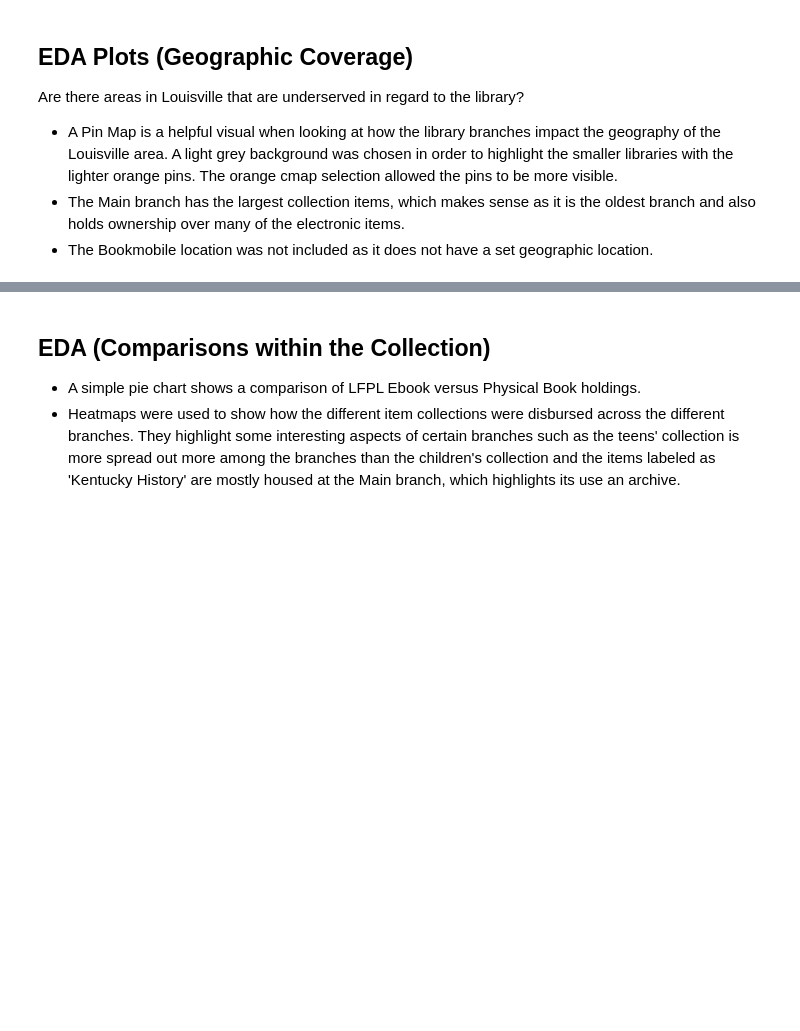
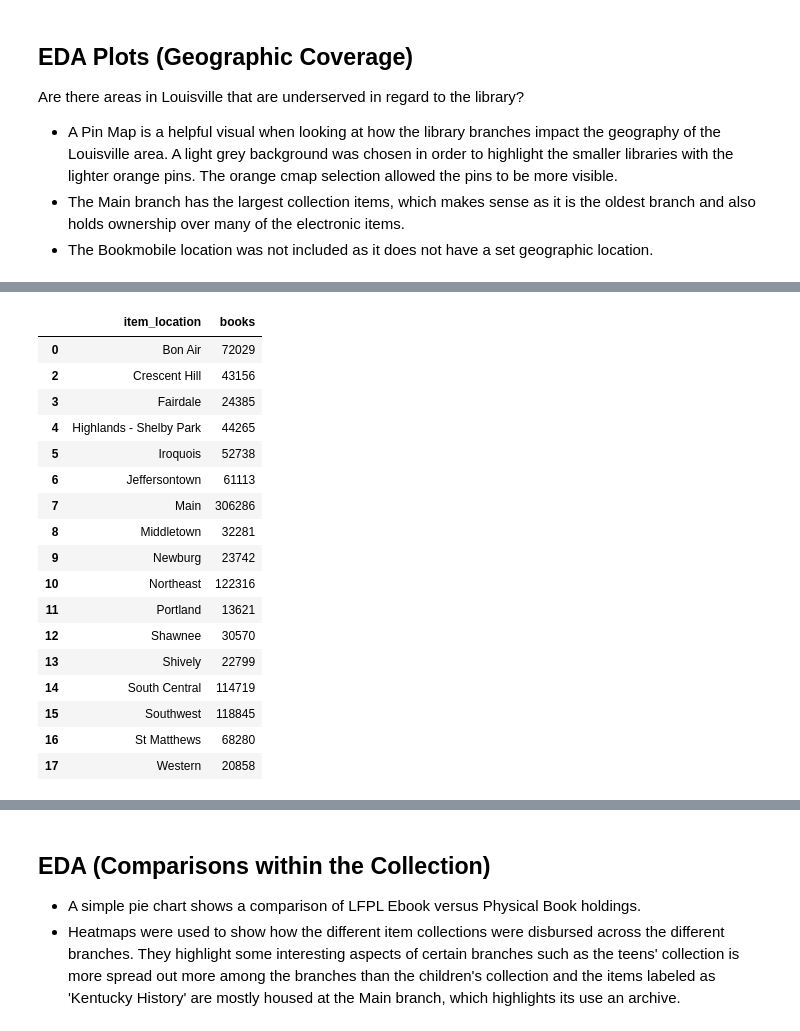
Before and after one commit to btl930/louisville_library_inventory_analysis, a Jupyter notebook: notebook/louisville_library_inventory_analysis.ipynb, the cells around one changed output, grey strips where cells are left out. Drawn from its saved outputs; the diff is of its cells as text; code cells hidden in the pictures; blank space fills up the shorter version.

```diff
--- a/notebook/louisville_library_inventory_analysis.ipynb
+++ b/notebook/louisville_library_inventory_analysis.ipynb
@@ -495,0 +407,8 @@ louisville_zips = louisville_zips.to_crs(gdf_libraries.crs)
+# %%
+libraries = gpd.read_file("../data/Raw/Louisville_KY_Free_Public_Libraries/Louisville_KY_Free_Public_Libraries.shp")
+inventory = pd.read_csv('../data/Clean/clean_lfpl_inventory.csv')
+zipcodes = gpd.read_file("../data/Raw/Jefferson_County_KY_ZIP_Codes/Jefferson_County_KY_ZIP_Codes.shp")
+# %%
+book_itemtype = inventory[inventory['item_type'] == 'Book']
+book_count = book_itemtype.groupby('item_location').size().reset_index(name='books')
+book_count
@@ -495,0 +433,22 @@ louisville_zips = louisville_zips.to_crs(gdf_libraries.crs)
+# %%
+book_count = book_count[book_count["item_location"] != "Bookmobile"]
+book_count
+# %% [output]
+|  | item_location | books |
+| 0 | Bon Air | 72029 |
+| 2 | Crescent Hill | 43156 |
+| 3 | Fairdale | 24385 |
+| 4 | Highlands - Shelby Park | 44265 |
+| 5 | Iroquois | 52738 |
+| 6 | Jeffersontown | 61113 |
+| 7 | Main | 306286 |
+| 8 | Middletown | 32281 |
+| 9 | Newburg | 23742 |
+| 10 | Northeast | 122316 |
+| 11 | Portland | 13621 |
+| 12 | Shawnee | 30570 |
+| 13 | Shively | 22799 |
+| 14 | South Central | 114719 |
+| 15 | Southwest | 118845 |
+| 16 | St Matthews | 68280 |
+| 17 | Western | 20858 |
```
Also changed, not shown: parts of 15 cells of this notebook, 1 other file.
